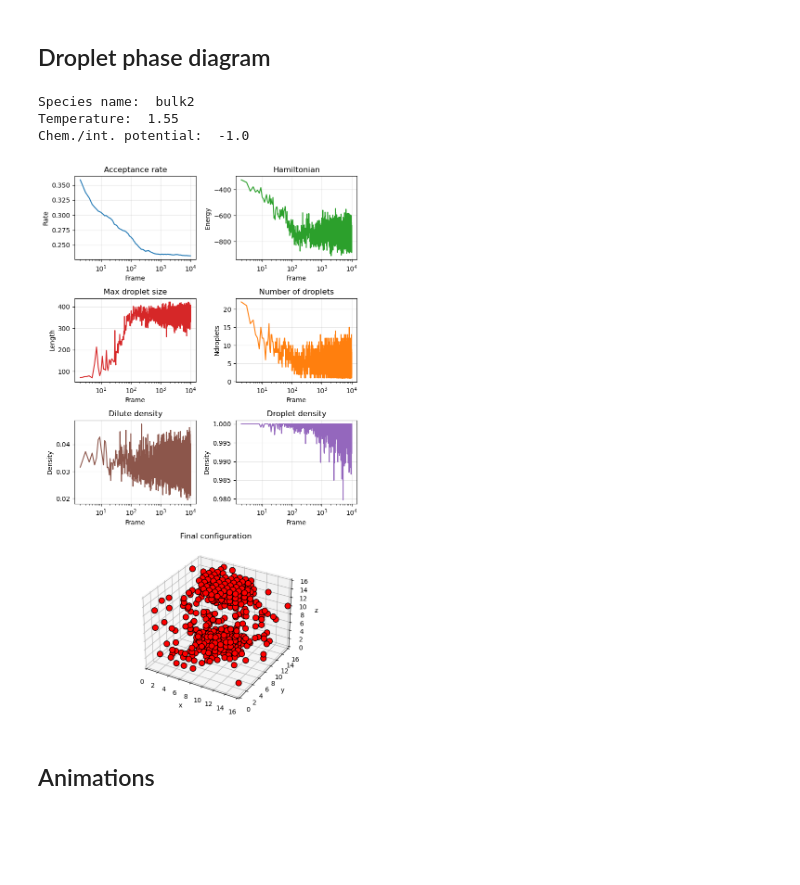
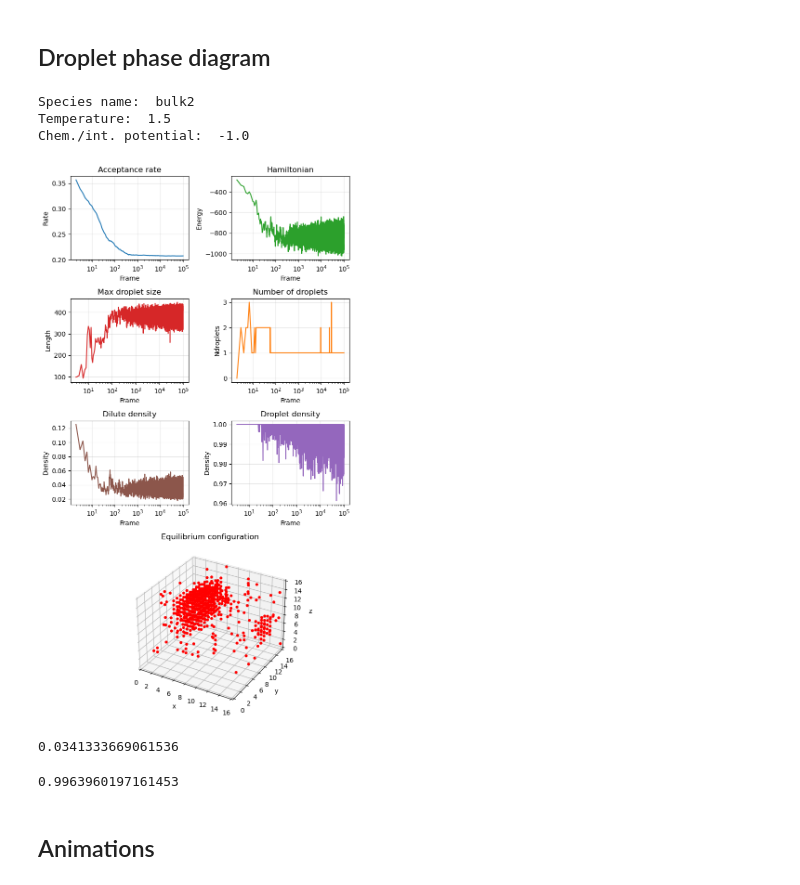
Before and after one commit to ta-rekt/Droplet, a Jupyter notebook: viz.ipynb, the cells around one changed output. Saved outputs shown, nothing was run; the diff lists cells and outputs as text; code cells hidden in the pictures; blank space fills up the shorter version.

```diff
--- a/viz.ipynb
+++ b/viz.ipynb
@@ -50,10 +50,8 @@ plt.show()
 #### Importing species coordinates
 # %%
 # import json data
-dirname = "20251119/test_frame1"
+dirname = "20251126/test_frame10"
 slist = json.load(open("data/"+dirname+".json"))
-
-# Scatterplot with circles at sites with a 1
 fig = plt.figure(figsize=(12, 8))
 ax = fig.add_subplot(111, projection='3d')
 
@@ -64,9 +62,8 @@ for key, val in slist.items():
     #     ax.scatter(x, y, z, s=60, c='red', marker='o', edgecolor="black", alpha=1)
 
     if val["name"][:4] == "bulk":
-        ax.scatter(x-0.5, y-0.5, z-0.5, s=1000, c='blue', marker='o', edgecolor="black", alpha=0.5)
+        ax.scatter(x-0.5, y-0.5, z-0.5, s=1000, marker='o', edgecolor="black", alpha=0.5)
 
-ax.set_title('Self-avoiding 3D random walk')
 ax.set_xlabel('x')
 ax.set_ylabel('y')
 ax.set_zlabel('z')
@@ -376,17 +373,23 @@ def plot_simulation_dashboard(res_or_path, keya, keyb, show=True, psize=30):
     ndrop = to_np("ndroplets")
     ham = to_np("hamiltonian")
     acc = to_np("acceptance_rate")
-    ddens = np.array([np.mean(x) for x in res["droplet_densities"]])
     bdens = to_np("dilute_density")
 
 
     n = max(len(ndrop), len(ham), len(acc))
     frames = np.arange(1, n + 1)
     dsize = np.zeros(n)
+    ddens = np.zeros(n)
+
+    for i, x in enumerate(res["droplet_densities"]):
+        if x == []:
+            ddens[i] = None
+        else:
+            ddens[i] = min(x)
 
     for i, x in enumerate(res["droplet_sizes"]):
         if x == []:
-            dsize[i] = 0
+            dsize[i] = None
         else:
             dsize[i] = max(x)
 
@@ -465,7 +468,7 @@ def plot_simulation_dashboard(res_or_path, keya, keyb, show=True, psize=30):
         ax3d.set_xlim(0, L)
         ax3d.set_ylim(0, L)
         ax3d.set_zlim(0, L)
-    ax3d.set_title('Final configuration')
+    ax3d.set_title('Equilibrium configuration')
     ax3d.set_xlabel('x')
     ax3d.set_ylabel('y')
     ax3d.set_zlabel('z')
@@ -473,20 +476,37 @@ def plot_simulation_dashboard(res_or_path, keya, keyb, show=True, psize=30):
     plt.tight_layout()
     if show:
         plt.show()
-    return fig
+    return fig, res
 # %%
 # Example usage:
-alpha_index = 2
+alpha_index = 1
 beta_index = 1
 # dirname = "20251122/flory_huggins_spp_64_4096"
-dirname = "20251125/flory_huggins_16_512"
-fig = plot_simulation_dashboard('data/{}/output_cpu{}.json'.format(dirname, alpha_index),
-                                alpha_index, beta_index, psize=80)
+dirname = "20251126/flory_huggins_16_512"
+# dirname = "20251125/flory_huggins_23_1500"
+fig, data = plot_simulation_dashboard('data/{}/output_cpu{}.json'.format(dirname, alpha_index),
+                                alpha_index, beta_index, psize=20)
 # %% [output]
 Species name:  bulk2
-Temperature:  1.55
+Temperature:  1.5
 Chem./int. potential:  -1.0
-[figure, old version]
+[figure, new version]
+# %%
+np.mean(data["dilute_density"][10000:])
+# %% [output]
+0.0341333669061536
+# %%
+ddens = np.zeros(100000)
+
+for i, x in enumerate(data["droplet_densities"]):
+    if x == []:
+        ddens[i] = None
+    else:
+        ddens[i] = min(x)
+
+np.nanmean(ddens[10000:])
+# %% [output]
+0.9963960197161453
 # %% [markdown]
 ## Animations
 # %% [markdown]
```
Also changed, not shown: parts of 6 cells of this notebook, 5 other files.
